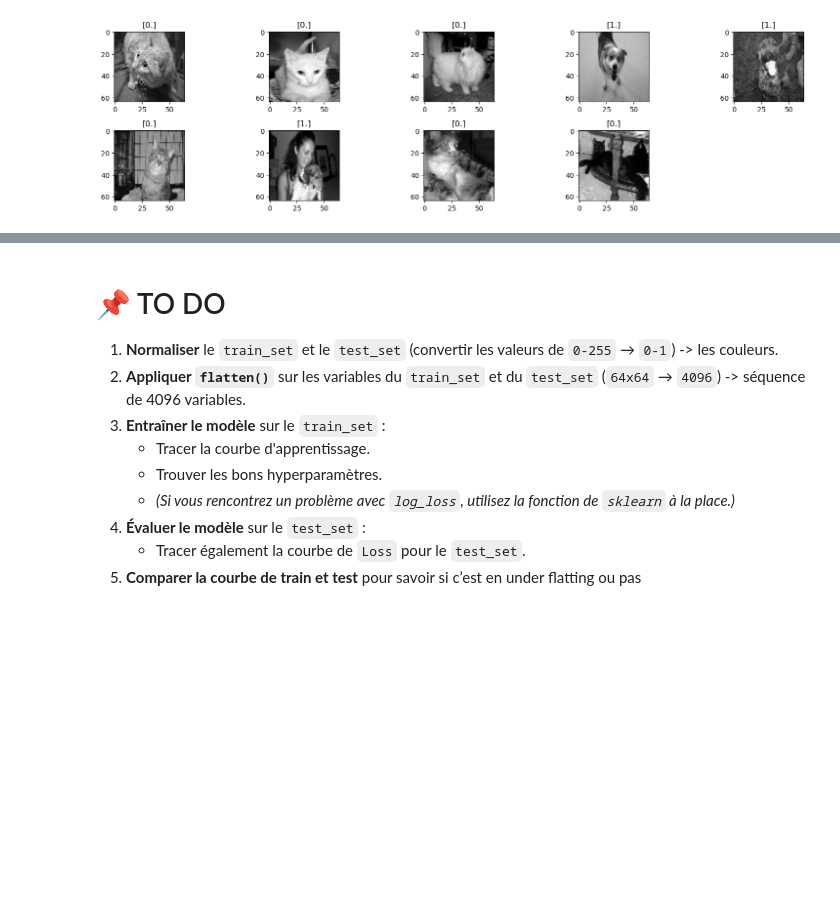
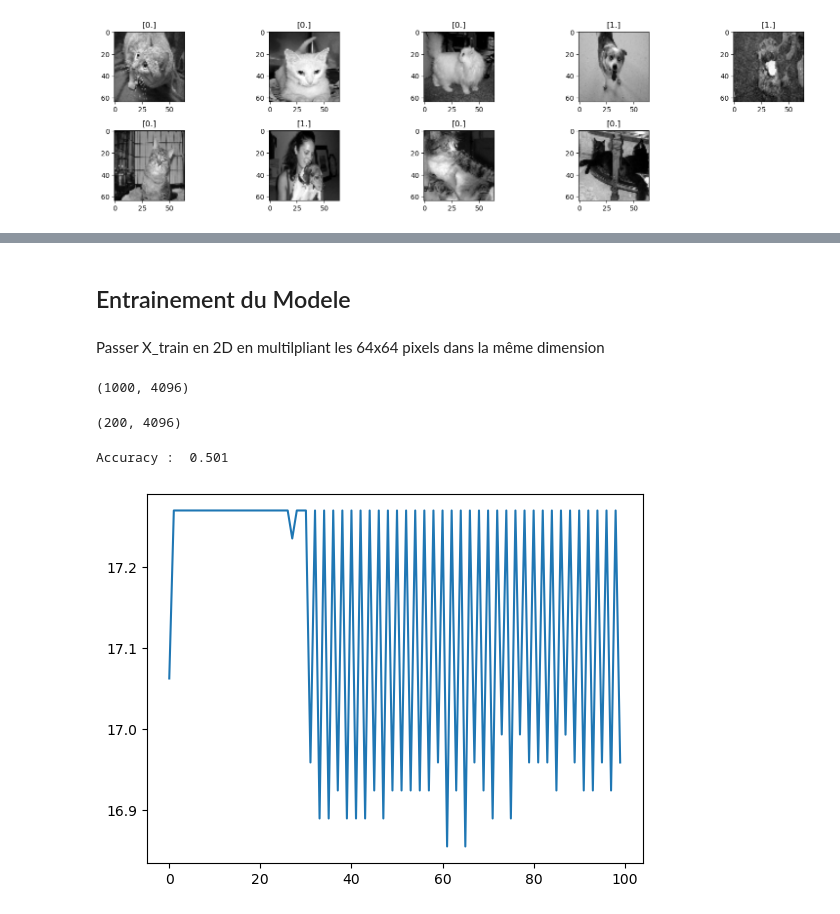
Before and after one commit to NovaStarmax/ml_training, a Jupyter notebook: deep_learning/cat_or_dog.ipynb, the cells around one changed output, grey strips where cells are left out. Saved outputs shown, nothing was run; the diff lists cells and outputs as text; code cells hidden in the pictures; blank space fills up the shorter version.

```diff
--- a/deep_learning/exo_cat_dog.ipynb
+++ b/deep_learning/cat_or_dog.ipynb
@@ -6,0 +53,9 @@ from utilities import load_data
+# %%
+def update(dW, db, W, b, learning_rate):
+    W = W - learning_rate * dW
+    b = b - learning_rate * db
+    return(W, b)
+# %%
+def predict(X, W, b):
+    A = model(X, W, b)
+    return A >= 0.5
@@ -6,0 +64,19 @@ from utilities import load_data
+# %%
+def artificial_neuron(X, y, learning_rate = 0.1, n_iter = 100):
+    W, b = initialisation(X)
+
+    Loss = []
+
+    for _ in range(n_iter):
+        A = model(X, W, b)
+        Loss.append(log_loss(A, y))
+        dW, db = gradients(A, X, y)
+        W, b = update(dW, db, W, b, learning_rate)
+
+    y_pred = predict(X, W, b)
+    print("Accuracy : ", accuracy_score(y, y_pred))
+
+    plt.plot(Loss)
+    plt.show()
+
+    return(W, b)
@@ -37,12 +118,19 @@ Une image peut être représenté comme des variables, ici 64 pixels * 64 pixels
-# %% [markdown]
-# 📌 TO DO
-
-1. **Normaliser** le `train_set` et le `test_set` (convertir les valeurs de `0-255` → `0-1`) -> les couleurs.
-2. **Appliquer `flatten()`** sur les variables du `train_set` et du `test_set` (`64x64` → `4096`) -> séquence de 4096 variables.
-3. **Entraîner le modèle** sur le `train_set` :
-   - Tracer la courbe d'apprentissage.
-   - Trouver les bons hyperparamètres.
-   - *(Si vous rencontrez un problème avec `log_loss`, utilisez la fonction de `sklearn` à la place.)*
-4. **Évaluer le modèle** sur le `test_set` :
-   - Tracer également la courbe de `Loss` pour le `test_set`.
-5. **Comparer la courbe de train et test** pour savoir si c’est en under flatting ou pas
+# %% [markdown]
+## Entrainement du Modele
+# %% [markdown]
+Passer X_train en 2D en multilpliant les 64x64 pixels dans la même dimension
+# %%
+X_train_reshape = X_train.reshape(X_train.shape[0], -1) # -1 (Le reste) : X_train.shape[1] * X_train.shape[2]
+X_train_reshape.shape
+# %% [output]
+(1000, 4096)
+# %%
+X_test_reshape = X_test.reshape(X_test.shape[0], -1)
+X_test_reshape.shape
+# %% [output]
+(200, 4096)
+# %%
+W, b = artificial_neuron(X_train_reshape, y_train)
+# %% [output]
+Accuracy :  0.501
+[figure, added]
```
Also changed, not shown: parts of 19 cells of this notebook, 3 other files.
